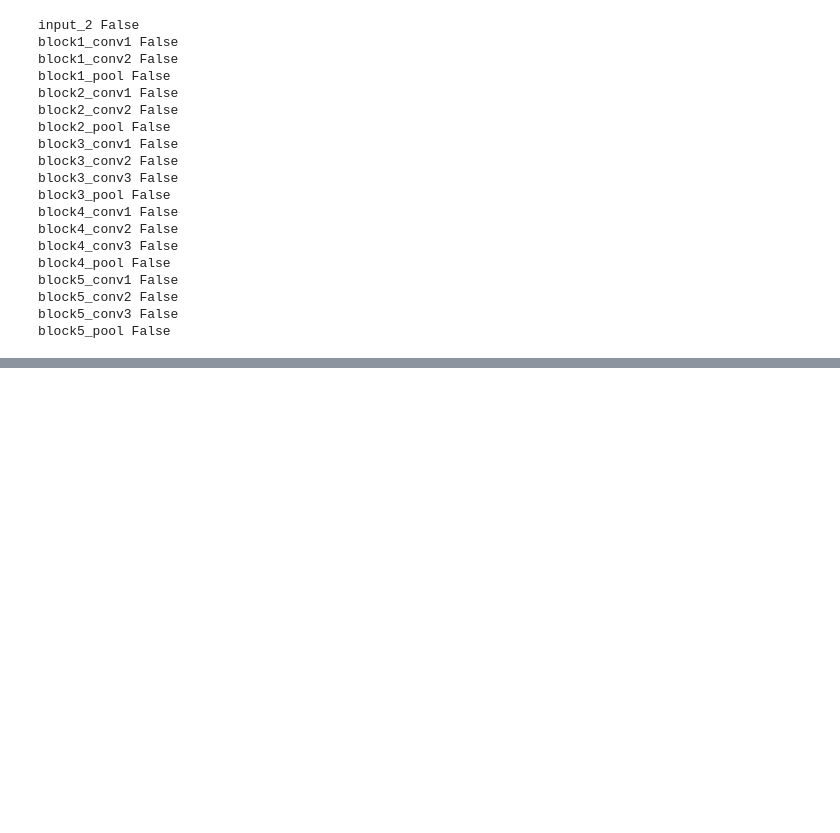
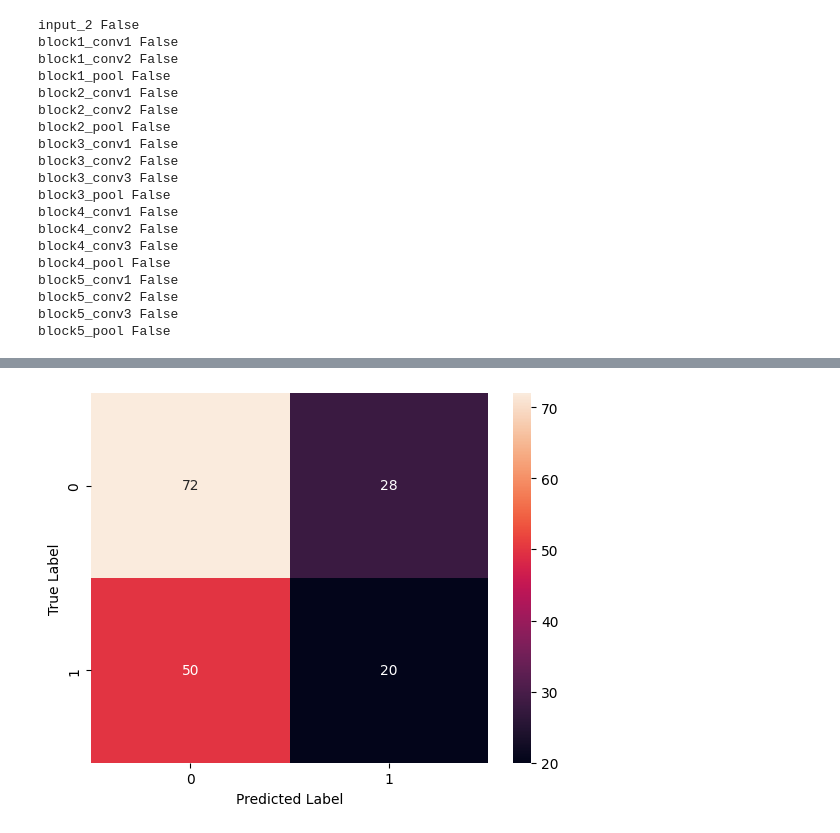
Before and after one commit to hugohiraoka/BrainTumor, a Jupyter notebook: Pituitary_Brain_Tumor_Classification.ipynb, the cells around one changed output, grey strips where cells are left out. Drawn from its saved outputs; the diff is of its cells as text; code cells hidden in the pictures; blank space fills up the shorter version.

```diff
--- a/Pituitary_Brain_Tumor_Classification.ipynb
+++ b/Pituitary_Brain_Tumor_Classification.ipynb
@@ -411,0 +411,24 @@ new_model.evaluate(validation_generator)
+# %%
+# prompt: confusion matrix
+
+from sklearn.metrics import confusion_matrix
+import seaborn as sns
+
+# Get predictions from the model
+y_pred = new_model.predict(validation_generator)
+
+# Convert predictions to binary values
+y_pred_binary = [int(round(p[0])) for p in y_pred]
+
+# Get true labels
+y_true = validation_generator.classes
+
+# Generate confusion matrix
+cm = confusion_matrix(y_true, y_pred_binary)
+
+# Create a heatmap of the confusion matrix
+sns.heatmap(cm, annot=True, fmt="d")
+plt.xlabel("Predicted Label")
+plt.ylabel("True Label")
+plt.show()
+# %% [output]
@@ -412,3 +436,4 @@ new_model.evaluate(validation_generator)
+[figure, added]
 # %%
 # Function to plot loss, val_loss,
 def plot_history(history):
```
Also changed, not shown: parts of 42 cells of this notebook.
